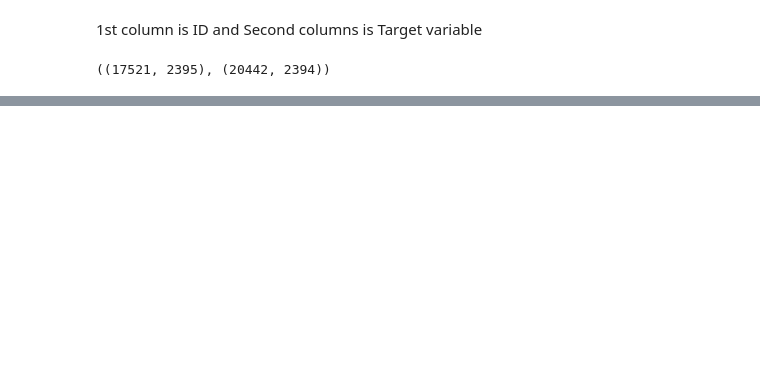
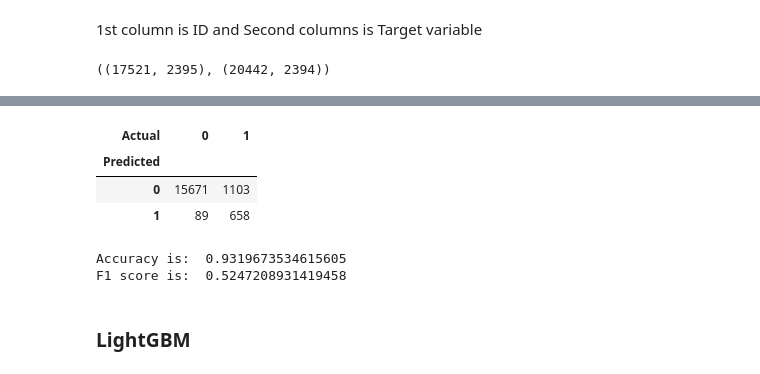
Before and after one commit to Shalakam/banking-behaviour-scorecard, a Jupyter notebook: kernel2.ipynb, the cells around one changed output, grey strips where cells are left out. Cells and saved outputs as stored; diff of their text form; code cells hidden in the pictures; blank space fills up the shorter version.

```diff
--- a/kernel2.ipynb
+++ b/kernel2.ipynb
@@ -53,0 +168,16 @@ train_df.shape, test_df.shape
+# %%
+y_pred = model.predict(X)
+predictions = [round(value) for value in Y]
+pd.crosstab(y_pred,Y,rownames=['Predicted'], colnames=['Actual'])
+# %% [output]
+| Actual | 0 | 1 |
+| Predicted |  |  |
+| 0 | 15671 | 1103 |
+| 1 | 89 | 658 |
+# %%
+generate_accuracy_and_heatmap(model, X, Y)
+# %% [output]
+Accuracy is:  0.9319673534615605
+F1 score is:  0.5247208931419458
+# %% [markdown]
+### LightGBM
```
Also changed, not shown: parts of 29 cells of this notebook.
